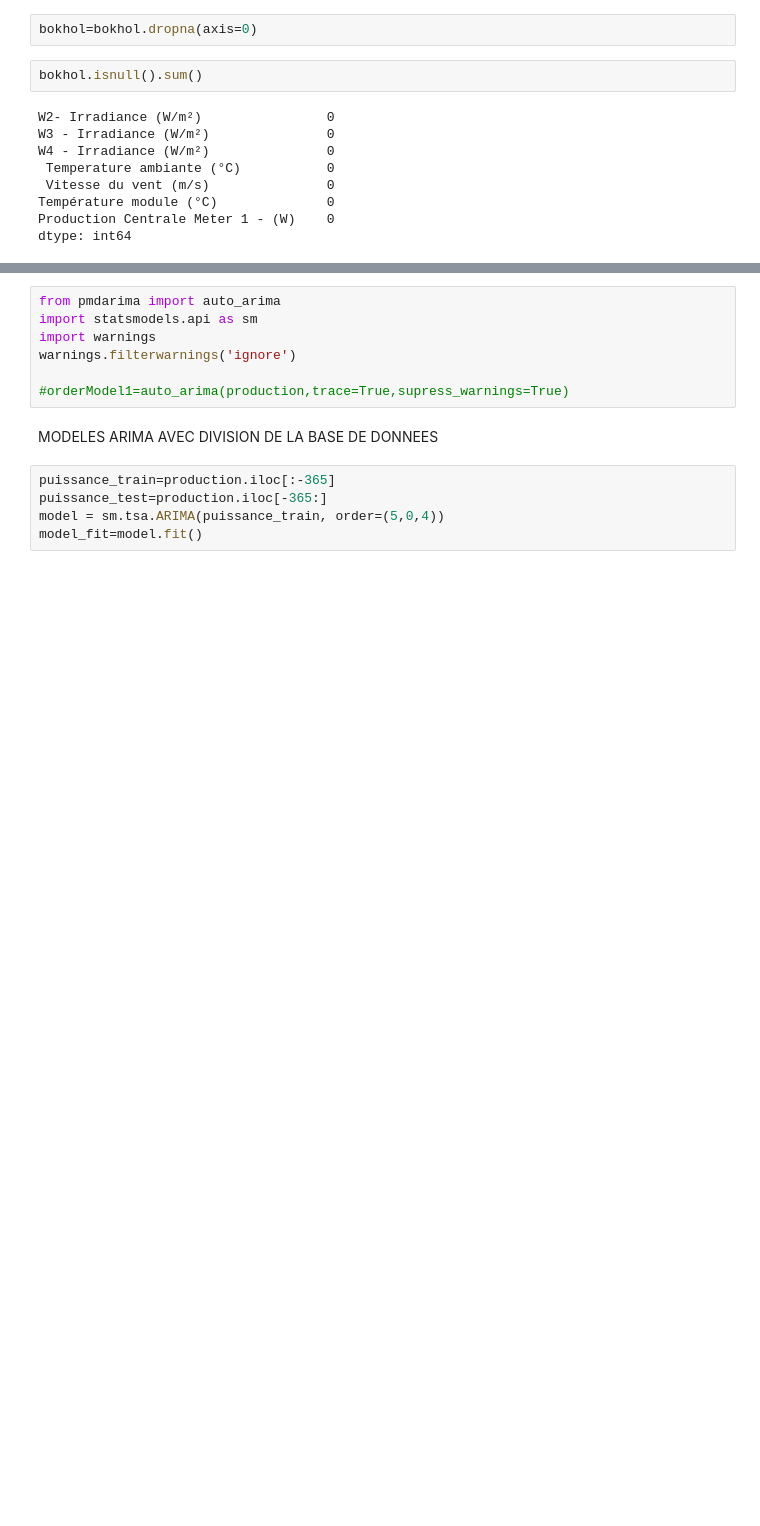
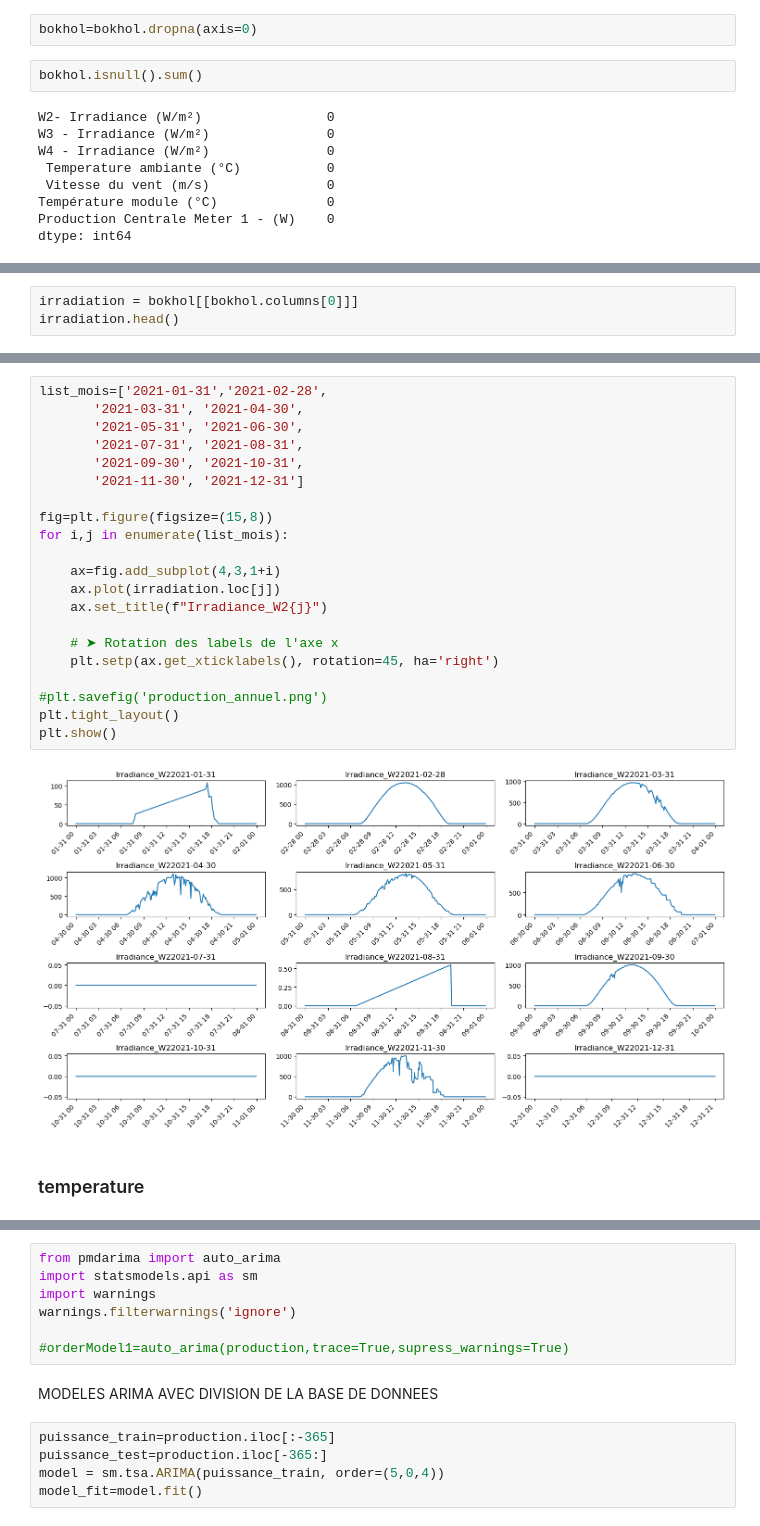
Before and after one commit to toutenergie/memoire, a Jupyter notebook: memoire/CODES/prediction_de la_puissance.ipynb, the cells around one changed output, grey strips where cells are left out. Cells and saved outputs as stored; diff of their text form; blank space fills up the shorter version.

```diff
--- a/memoire/CODES/prediction_de la_puissance.ipynb
+++ b/memoire/CODES/prediction_de la_puissance.ipynb
@@ -117,0 +109,3 @@ plt.savefig('prediction_lissage_expotentiel.png')"""
+# %%
+irradiation = bokhol[[bokhol.columns[0]]]
+irradiation.head()
@@ -117,0 +120,25 @@ plt.savefig('prediction_lissage_expotentiel.png')"""
+# %%
+list_mois=['2021-01-31','2021-02-28',
+       '2021-03-31', '2021-04-30',
+       '2021-05-31', '2021-06-30',
+       '2021-07-31', '2021-08-31',
+       '2021-09-30', '2021-10-31',
+       '2021-11-30', '2021-12-31']
+
+fig=plt.figure(figsize=(15,8))
+for i,j in enumerate(list_mois):
+
+    ax=fig.add_subplot(4,3,1+i)
+    ax.plot(irradiation.loc[j])
+    ax.set_title(f"Irradiance_W2{j}")
+
+    # ➤ Rotation des labels de l'axe x
+    plt.setp(ax.get_xticklabels(), rotation=45, ha='right')
+
+#plt.savefig('production_annuel.png')
+plt.tight_layout()
+plt.show()
+# %% [output]
+[figure, added]
+# %% [markdown]
+### temperature
```
Also changed, not shown: parts of 39 cells of this notebook, 4 other files.
